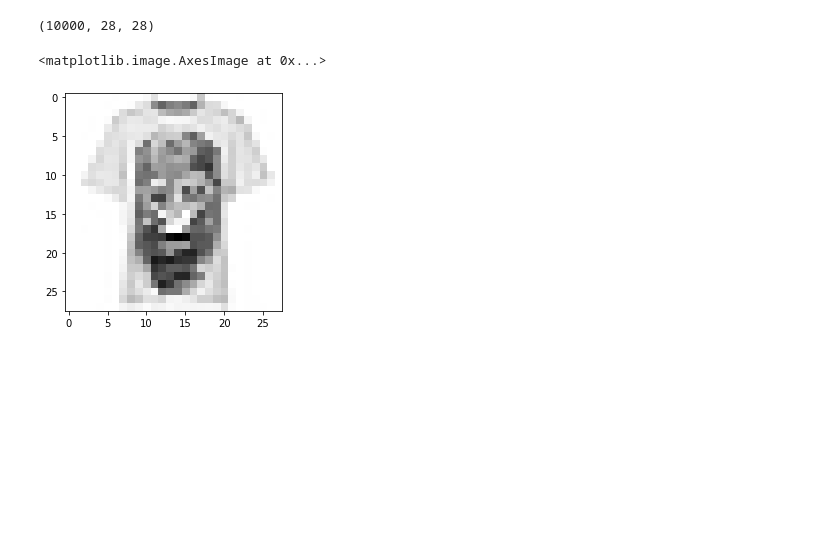
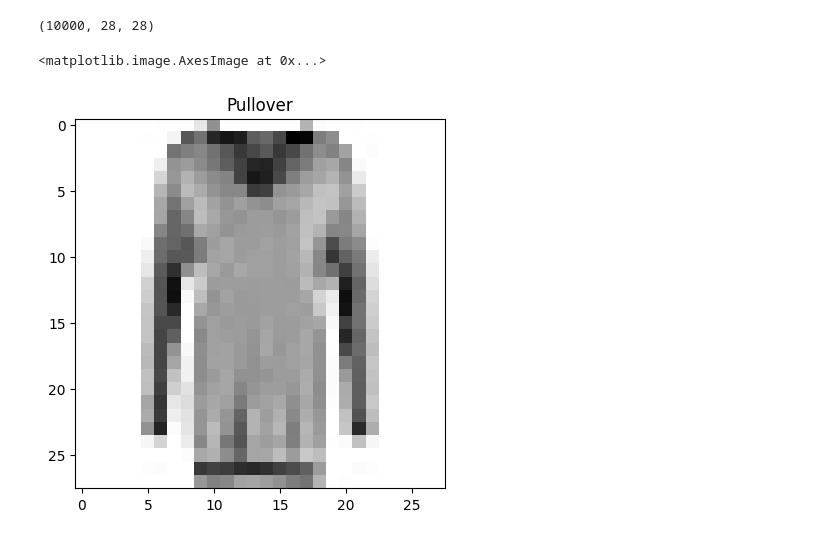
Before and after one commit to yleessam/tf, a Jupyter notebook: tf/fashion_mnist_tensorflow.ipynb, the cells around one changed output. Drawn from its saved outputs; the diff is of its cells as text; code cells hidden in the pictures; blank space fills up the shorter version.

```diff
--- a/tf/fashion_mnist_tensorflow.ipynb
+++ b/tf/fashion_mnist_tensorflow.ipynb
@@ -177,10 +212,12 @@ test_images.shape
 (10000, 28, 28)
 # %%
 randIdx = np.random.randint(0, 9999)   # 10,000개의 테스트 이미지 중 하나를 선택
+
+plt.title(f"{fashion_class[test_labels[randIdx]]}")
 plt.imshow(test_images[randIdx], cmap='Greys')
 # %% [output]
 <matplotlib.image.AxesImage at 0x...>
-[figure, old version]
+[figure, new version]
 # %%
 # 2차원 데이터를 3차원으로 수정 필요
 # 각각의 레이블과 일치하는 정도를 0에서 1 사이의 확률값으로 출력
```
Also changed, not shown: parts of 14 cells of this notebook.
